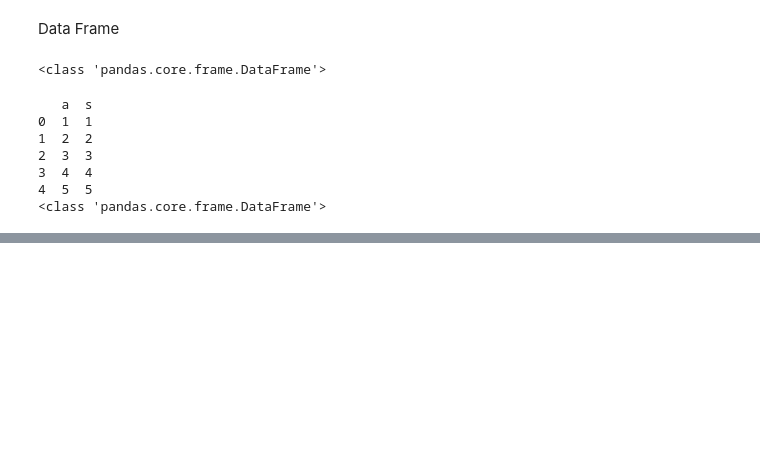
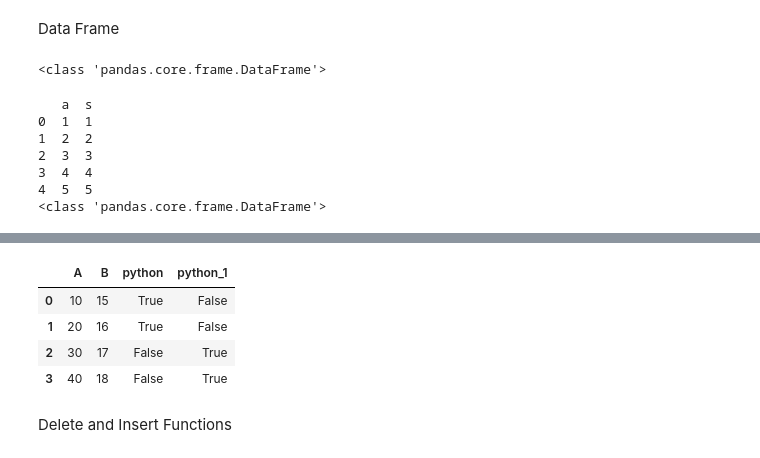
Before and after one commit to Ankidec/Data-Analysis, a Jupyter notebook: pandas_pra.ipynb, the cells around one changed output, grey strips where cells are left out. Drawn from its saved outputs; the diff is of its cells as text; code cells hidden in the pictures; blank space fills up the shorter version.

```diff
--- a/pandas_pra.ipynb
+++ b/pandas_pra.ipynb
@@ -85,0 +214,3 @@ print(type(var1))
+# %%
+var1=pd.DataFrame({"A":[10,20,30,40],"B":[15,16,17,18]})
+var1
@@ -85,0 +223,12 @@ print(type(var1))
+# %%
+var1["python"] = var1["A"]<=20
+var1["python_1"] =var1["B"]>=17
+var1
+# %% [output]
+|  | A | B | python | python_1 |
+| 0 | 10 | 15 | True | False |
+| 1 | 20 | 16 | True | False |
+| 2 | 30 | 17 | False | True |
+| 3 | 40 | 18 | False | True |
+# %% [markdown]
+Delete and Insert Functions
```
Also changed, not shown: parts of 15 cells of this notebook, 1 other file.
